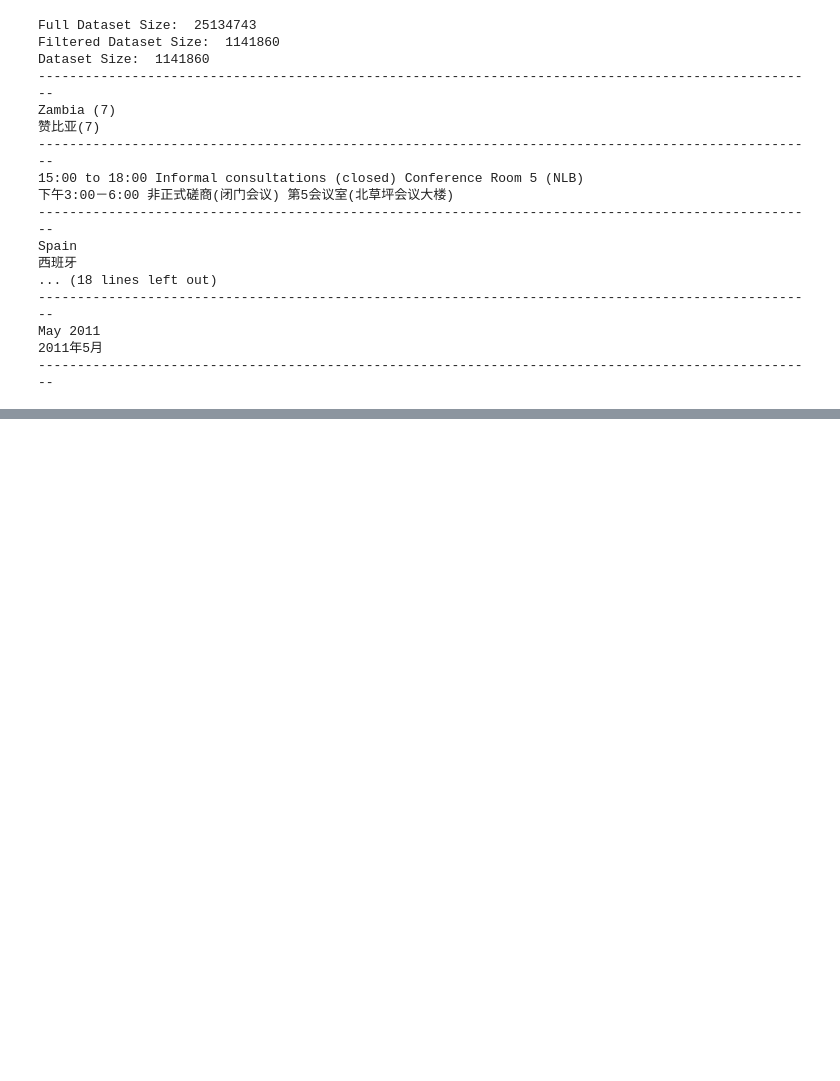
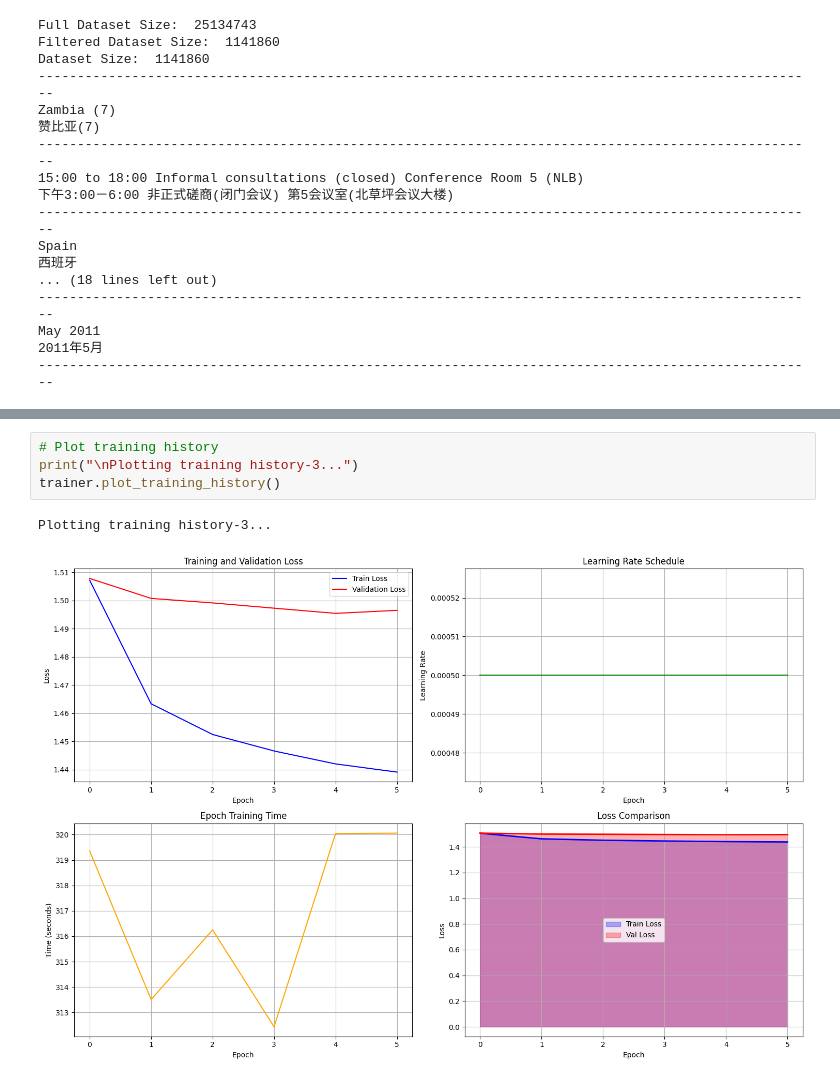
Before and after one commit to archeryue/AI-ZeroToOne, a Jupyter notebook: Season-2/S02E07.ipynb, the cells around one changed output, grey strips where cells are left out. Cells and saved outputs as stored; diff of their text form; blank space fills up the shorter version.

```diff
--- a/Season-2/S02E07.ipynb
+++ b/Season-2/S02E07.ipynb
@@ -989,3 +1027,10 @@ KeyboardInterrupt:
+# %%
+# Plot training history
+print("\nPlotting training history-3...")
+trainer.plot_training_history()
+# %% [output]
+Plotting training history-3...
+[figure, added]
 # %%
 # Comprehensive Machine Translation Testing Code
 
```
Also changed, not shown: parts of 6 cells of this notebook.
